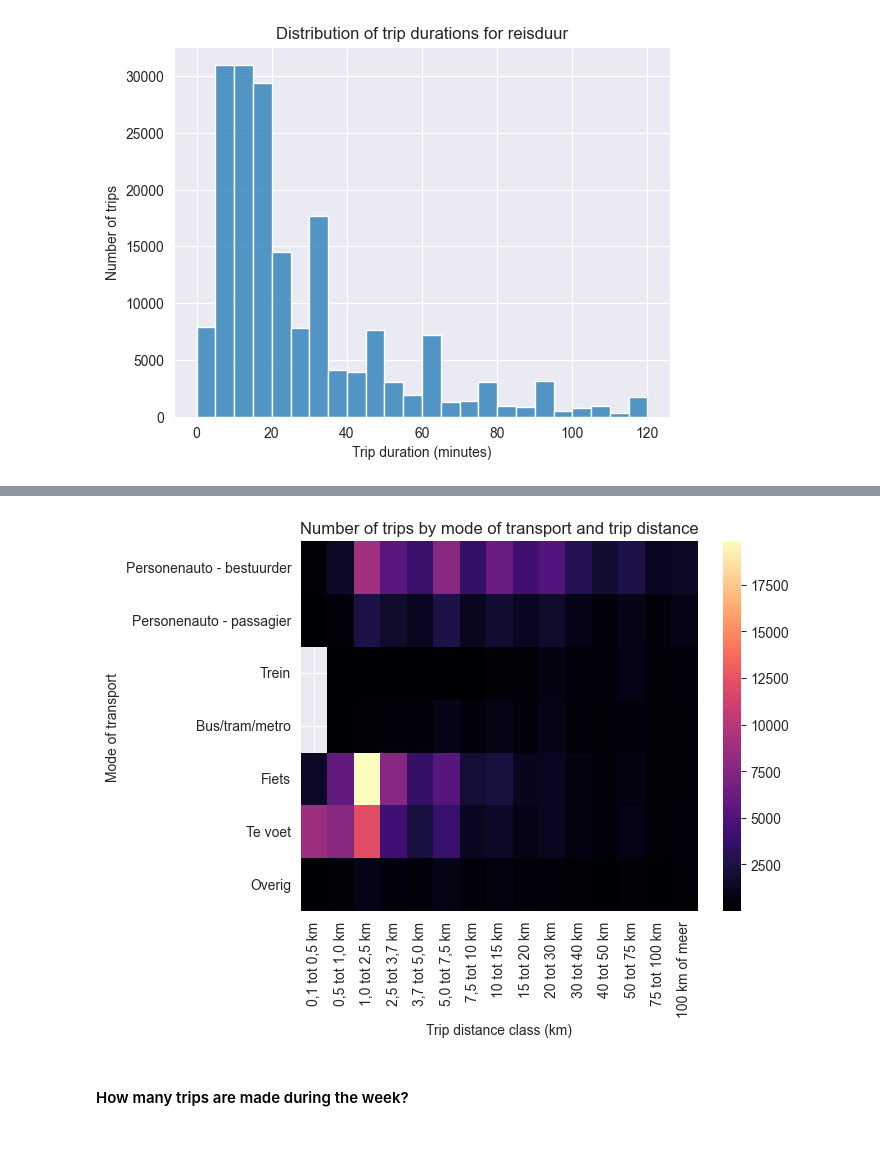
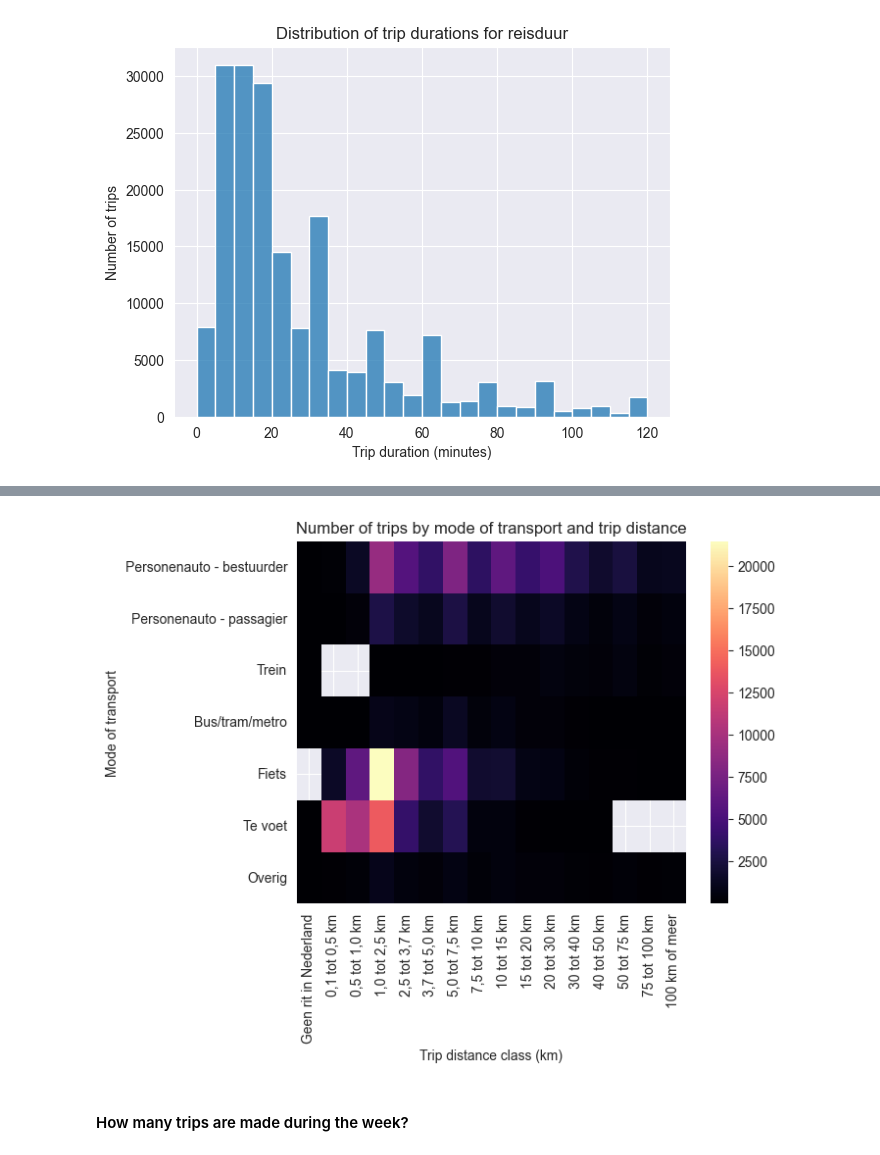
Before and after one commit to EwoutH/urban-self-driving-effects, a Jupyter notebook: prototyping/ODiN_analysis.ipynb, the cells around one changed output, grey strips where cells are left out. Cells and saved outputs as stored; diff of their text form; code cells hidden in the pictures.

```diff
--- a/prototyping/ODiN_analysis.ipynb
+++ b/prototyping/ODiN_analysis.ipynb
@@ -132,20 +280,20 @@ plt.savefig("img/trip_distances_histogram.png", dpi=300, bbox_inches='tight')
 # %%
 # Create a heatmap of trip distances by mode of transport
-pivot_table = df.pivot_table(index="KRvm", columns="KAfstV", values="OPID", aggfunc="count")
+pivot_table = df.pivot_table(index="KRvm", columns="KAfstR", values="OPID", aggfunc="count")
 # Replace the mode codes with the mode labels (from the codebook)
 pivot_table.index = pivot_table.index.map(codebook_labels["KRvm"])
-pivot_table.columns = pivot_table.columns.map(codebook_labels["KAfstV"])
-pivot_table = pivot_table.drop("Geen reguliere verplaatsing in Nederland", axis=1)
+pivot_table.columns = pivot_table.columns.map(codebook_labels["KAfstR"])
+pivot_table.drop("Geen rit in Nederland", axis=1)
 # Create a heatmap
 sns.heatmap(pivot_table, cmap="magma")
 # Add title and labels
 plt.title("Number of trips by mode of transport and trip distance")
 plt.xlabel("Trip distance class (km)")
 plt.ylabel("Mode of transport")
 # Save the plot as a PNG file
 plt.savefig("img/trips_by_mode_and_distance_heatmap.png", dpi=300, bbox_inches='tight')
 # %% [output]
-[figure, old version]
+[figure, new version]
 # %% [markdown]
 #### How many trips are made during the week?
 # %%
```
Also changed, not shown: parts of 28 cells of this notebook.
